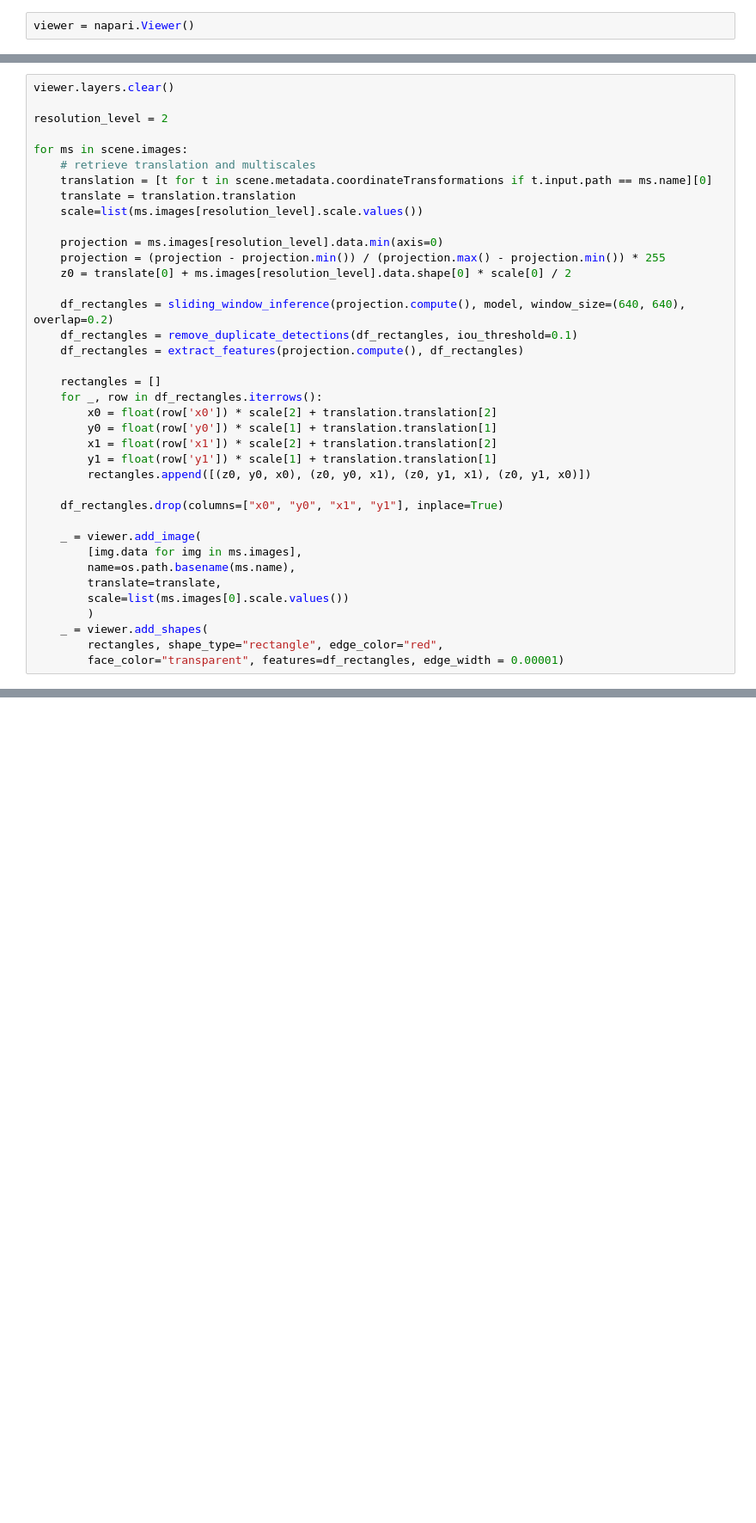
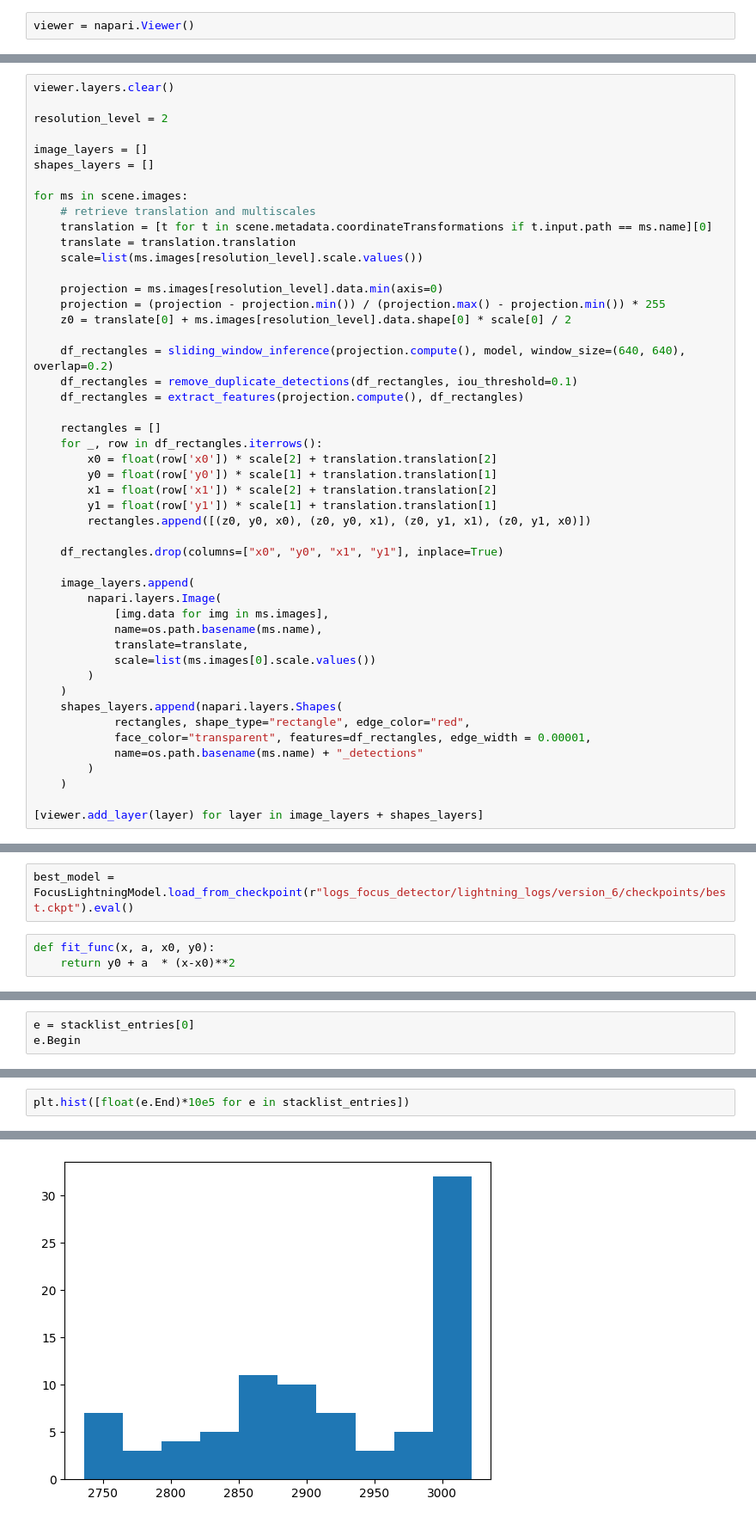
Before and after one commit to BCF-MPI-CBG/autoSCAPE, a Jupyter notebook: docs/notebooks/apply_yolo.ipynb, the cells around one changed output, grey strips where cells are left out. Shown at 86% size. Drawn from its saved outputs; the diff is of its cells as text; blank space fills up the shorter version.

```diff
--- a/docs/notebooks/apply_yolo.ipynb
+++ b/docs/notebooks/apply_yolo.ipynb
@@ -205,6 +216,9 @@ def remove_duplicate_detections(df, iou_threshold=0.5):
 viewer.layers.clear()
 
 resolution_level = 2
+
+image_layers = []
+shapes_layers = []
 
 for ms in scene.images:
 	# retrieve translation and multiscales
@@ -230,13 +244,20 @@ for ms in scene.images:
 
 	df_rectangles.drop(columns=["x0", "y0", "x1", "y1"], inplace=True)
 
-	_ = viewer.add_image(
-		[img.data for img in ms.images],
-		name=os.path.basename(ms.name),
-		translate=translate,
-		scale=list(ms.images[0].scale.values())
+	image_layers.append(
+		napari.layers.Image(
+			[img.data for img in ms.images],
+			name=os.path.basename(ms.name),
+			translate=translate,
+			scale=list(ms.images[0].scale.values())
 		)
-	_ = viewer.add_shapes(
-		rectangles, shape_type="rectangle", edge_color="red",
-		face_color="transparent", features=df_rectangles, edge_width = 0.00001)
+	)
+	shapes_layers.append(napari.layers.Shapes(
+			rectangles, shape_type="rectangle", edge_color="red",
+			face_color="transparent", features=df_rectangles, edge_width = 0.00001,
+			name=os.path.basename(ms.name) + "_detections"
+		)
+	)
+
+[viewer.add_layer(layer) for layer in image_layers + shapes_layers]
 # %% [output]
@@ -263,0 +309,5 @@ list(ms.images[0].scale.values())
+# %%
+best_model = FocusLightningModel.load_from_checkpoint(r"logs_focus_detector/lightning_logs/version_6/checkpoints/best.ckpt").eval()
+# %%
+def fit_func(x, a, x0, y0):
+    return y0 + a  * (x-x0)**2
@@ -263,0 +412,3 @@ list(ms.images[0].scale.values())
+# %%
+e = stacklist_entries[0]
+e.Begin
@@ -263,0 +417,3 @@ list(ms.images[0].scale.values())
+# %%
+plt.hist([float(e.End)*10e5 for e in stacklist_entries])
+# %% [output]
@@ -263,0 +423 @@ list(ms.images[0].scale.values())
+[figure, added]
```
Also changed, not shown: parts of 19 cells of this notebook, 5 other files.
